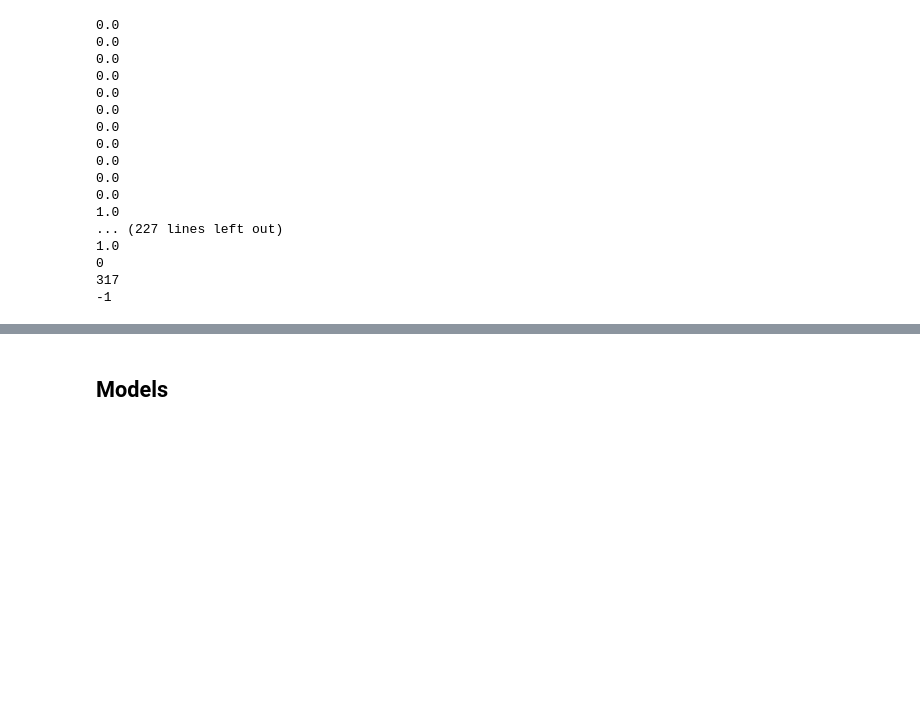
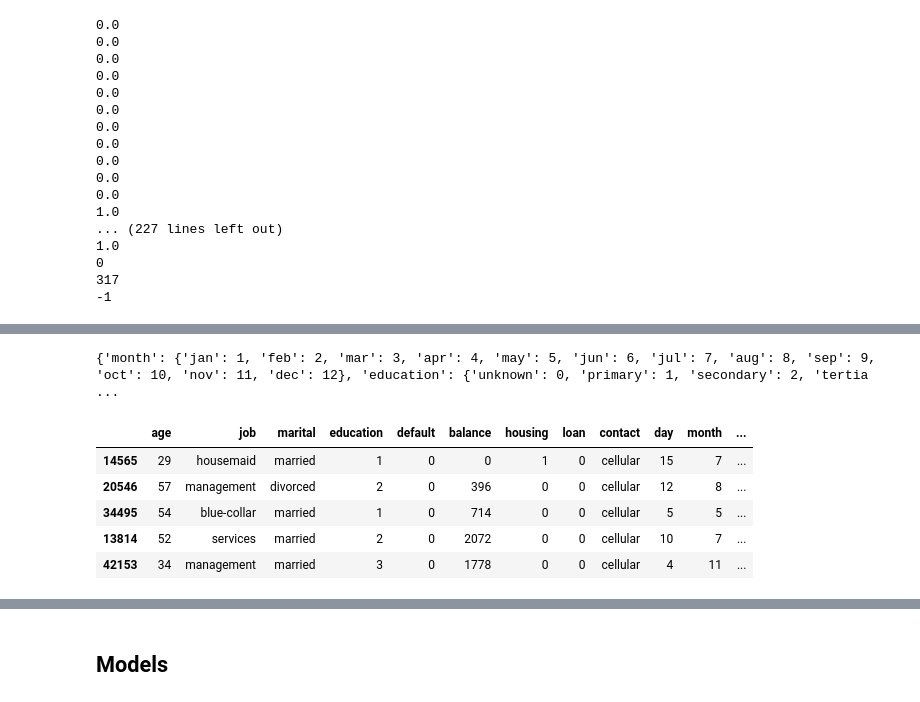
Before and after one commit to RajatRasal/Bayes-Opt-SkOpt, a Jupyter notebook: Bank_data_analysis.ipynb, the cells around one changed output, grey strips where cells are left out. Saved outputs shown, nothing was run; the diff lists cells and outputs as text; code cells hidden in the pictures; blank space fills up the shorter version.

```diff
--- a/Bank_data_analysis.ipynb
+++ b/Bank_data_analysis.ipynb
@@ -337,0 +488,50 @@ for i in X_train_fit[0]:
+# %%
+from sklearn.pipeline import Pipeline
+
+months = {"jan": 1, "feb": 2, "mar": 3, "apr": 4, "may": 5, "jun": 6,
+          "jul": 7, "aug": 8, "sep": 9, "oct": 10, "nov": 11, "dec": 12}
+edu = {"unknown": 0, "primary": 1, "secondary": 2, "tertiary": 3}
+bin_map = {"yes": 1, "no": 0}
+
+maps = {"month": months, "education": edu, "default": bin_map,
+        "housing": bin_map, "loan": bin_map}
+
+ct = ColumnTransformer(
+    [('oh_enc', OneHotEncoder(sparse=False), categorical_features)],
+    remainder='passthrough'
+)
+
+def remove_outliers(X_train):
+    # use z-score
+    pass
+
+# DataframeRowDrop(z_outliers[0])
+
+trn_pipe = Pipeline([
+    ("feature_drop", DataframeFeatureDrop(["poutcome"])),
+    ("row_drop", DataframeRowDrop(z_outliers[0])),
+    ("feature_map", DataframeFeatureMapping(**maps)),
+])
+
+#     ("categorical_enc", ColumnTransformer(
+#         [("lb_enc", LabelEncoder(), [4, 6, 7])],
+#         remainder='passthrough'))
+
+# ct = ColumnTransformer(
+#     [("categorical_enc", LabelEncoder(), [4, 6, 7])],
+#     remainder='passthrough'
+# )
+
+X_train_pipe = trn_pipe.fit_transform(X_train)
+
+# df_tmp = pd.DataFrame(X_train_pipe, columns=X_train.columns[:-1])
+# df_tmp.head()
+X_train_pipe.head()
+# %% [output]
+{'month': {'jan': 1, 'feb': 2, 'mar': 3, 'apr': 4, 'may': 5, 'jun': 6, 'jul': 7, 'aug': 8, 'sep': 9, 'oct': 10, 'nov': 11, 'dec': 12}, 'education': {'unknown': 0, 'primary': 1, 'secondary': 2, 'tertia ...
+|  | age | job | marital | education | default | balance | housing | loan | contact | day | month | ... |
+| 14565 | 29 | housemaid | married | 1 | 0 | 0 | 1 | 0 | cellular | 15 | 7 | ... |
+| 20546 | 57 | management | divorced | 2 | 0 | 396 | 0 | 0 | cellular | 12 | 8 | ... |
+| 34495 | 54 | blue-collar | married | 1 | 0 | 714 | 0 | 0 | cellular | 5 | 5 | ... |
+| 13814 | 52 | services | married | 2 | 0 | 2072 | 0 | 0 | cellular | 10 | 7 | ... |
+| 42153 | 34 | management | married | 3 | 0 | 1778 | 0 | 0 | cellular | 4 | 11 | ... |
```
Also changed, not shown: parts of 11 cells of this notebook.
